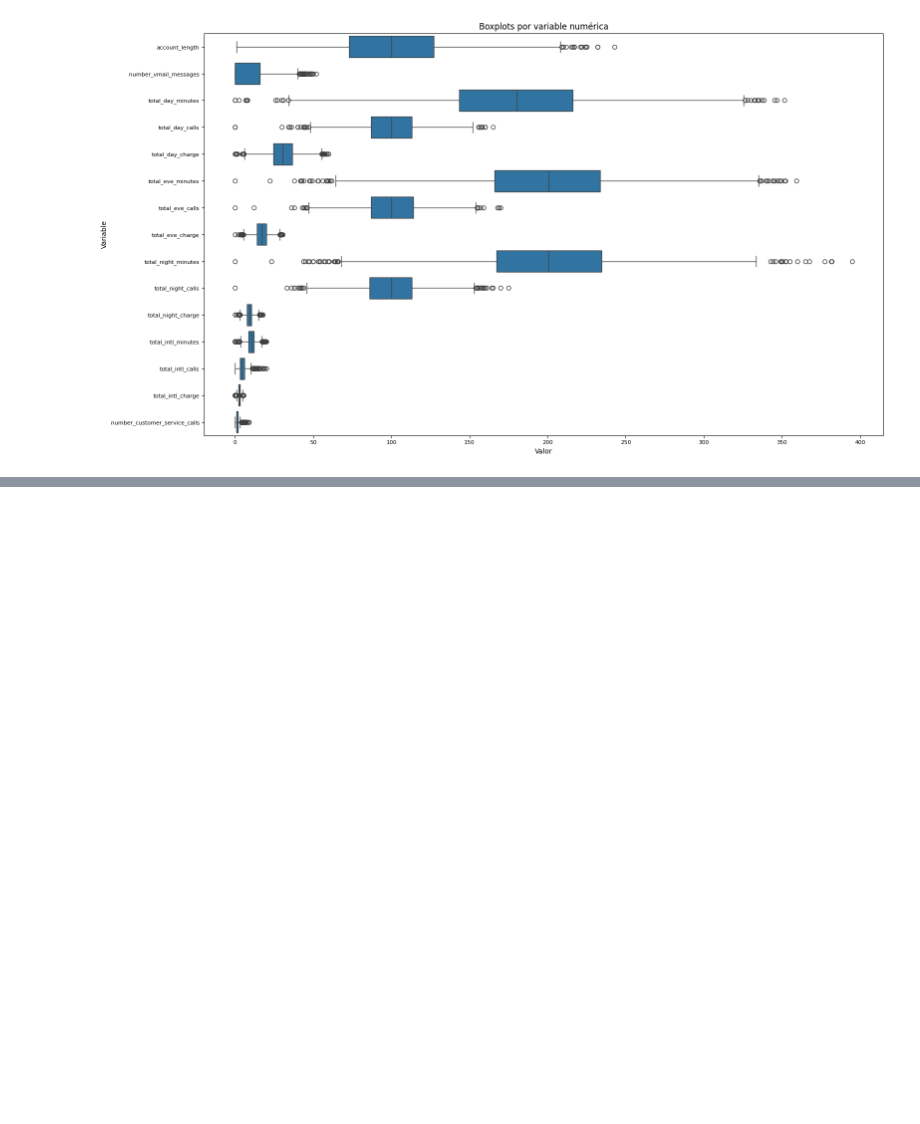
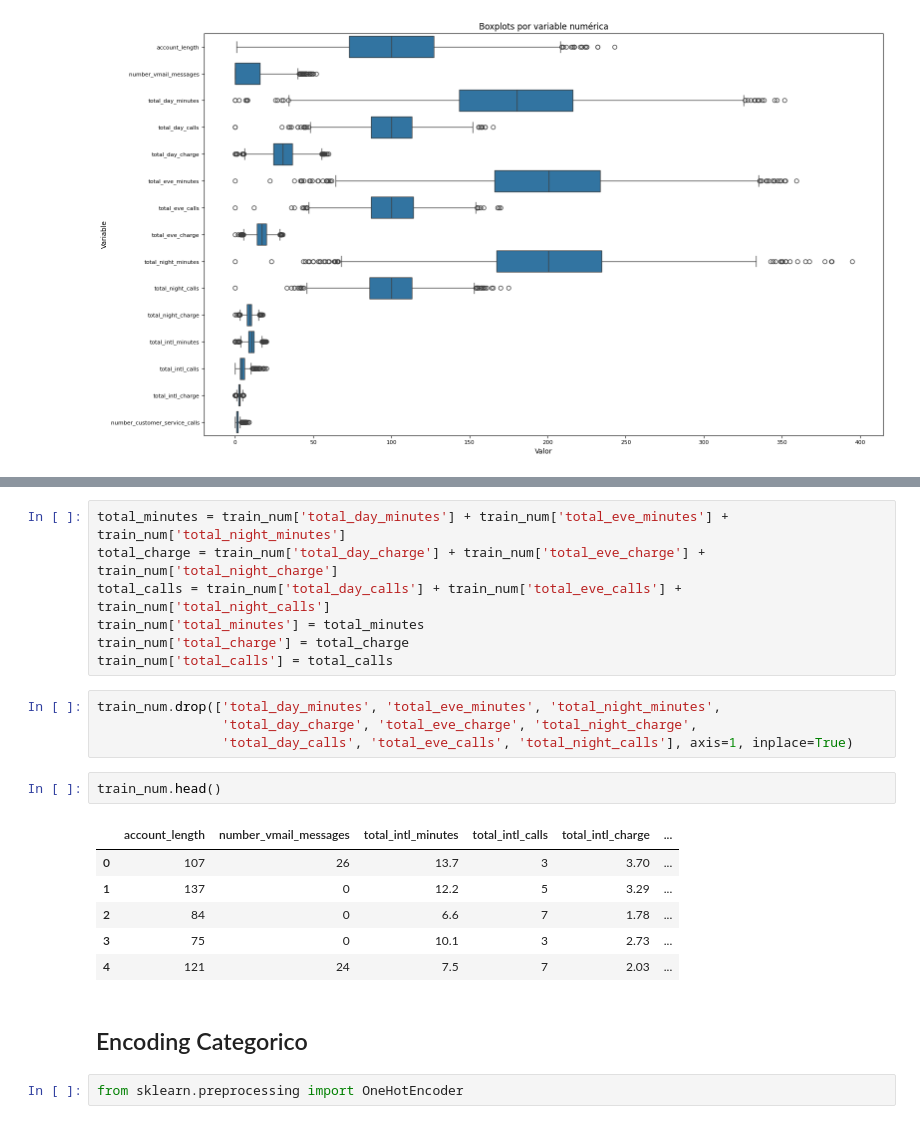
Before and after one commit to Andru-1987/74235-_DataScience_I, a Jupyter notebook: clase_7/clase_7.ipynb, the cells around one changed output, grey strips where cells are left out. Drawn from its saved outputs; the diff is of its cells as text; blank space fills up the shorter version.

```diff
--- a/clase_7/clase_7.ipynb
+++ b/clase_7/clase_7.ipynb
@@ -177,0 +264,24 @@ plt.show()
+# %%
+total_minutes = train_num['total_day_minutes'] + train_num['total_eve_minutes'] + train_num['total_night_minutes']
+total_charge = train_num['total_day_charge'] + train_num['total_eve_charge'] + train_num['total_night_charge']
+total_calls = train_num['total_day_calls'] + train_num['total_eve_calls'] + train_num['total_night_calls']
+train_num['total_minutes'] = total_minutes
+train_num['total_charge'] = total_charge
+train_num['total_calls'] = total_calls
+# %%
+train_num.drop(['total_day_minutes', 'total_eve_minutes', 'total_night_minutes',
+                'total_day_charge', 'total_eve_charge', 'total_night_charge',
+                'total_day_calls', 'total_eve_calls', 'total_night_calls'], axis=1, inplace=True)
+# %%
+train_num.head()
+# %% [output]
+|  | account_length | number_vmail_messages | total_intl_minutes | total_intl_calls | total_intl_charge | ... |
+| 0 | 107 | 26 | 13.7 | 3 | 3.70 | ... |
+| 1 | 137 | 0 | 12.2 | 5 | 3.29 | ... |
+| 2 | 84 | 0 | 6.6 | 7 | 1.78 | ... |
+| 3 | 75 | 0 | 10.1 | 3 | 2.73 | ... |
+| 4 | 121 | 24 | 7.5 | 7 | 2.03 | ... |
+# %% [markdown]
+## Encoding Categorico
+# %%
+from sklearn.preprocessing import OneHotEncoder
```
Also changed, not shown: parts of 29 cells of this notebook.
